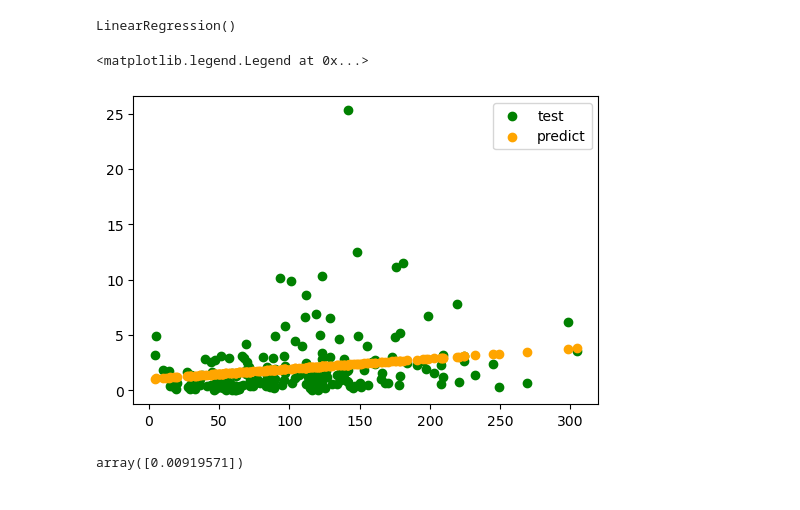
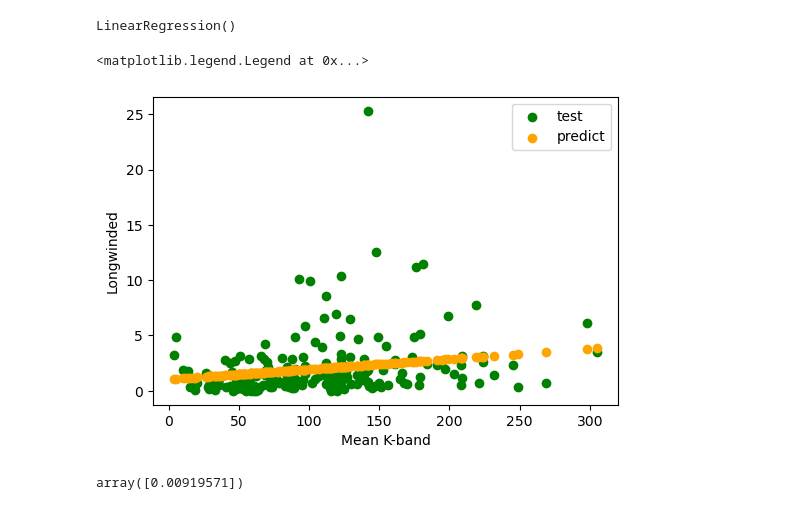
Before and after one commit to Data-Science-for-Linguists-2023/TED-Talk-Rating-Analysis, a Jupyter notebook: code/TED_talk_Analysis.ipynb, the cells around one changed output. Drawn from its saved outputs; the diff is of its cells as text; code cells hidden in the pictures.

```diff
--- a/code/TED_talk_Analysis.ipynb
+++ b/code/TED_talk_Analysis.ipynb
@@ -482,15 +484,16 @@ long_pred = long_regressor.predict(sent_test)
 # %%
 fig = plt.figure(figsize=(6,4))
 fig.set_facecolor('white')
 ax = fig.add_subplot()
 
 ax.scatter(sent_test, long_test, color = 'green', marker = 'o', label = "test")
 ax.scatter(sent_test, long_pred, color = 'orange', marker = 'o', label = "predict")
-
+ax.set_xlabel("Mean K-band")
+ax.set_ylabel("Longwinded")
 ax.legend()
 # %% [output]
 <matplotlib.legend.Legend at 0x...>
-[figure, old version]
+[figure, new version]
 # %%
 # calculate the coefficient; the strength of the correlation
 long_regressor.coef_
```
Also changed, not shown: parts of 1 cell of this notebook.
